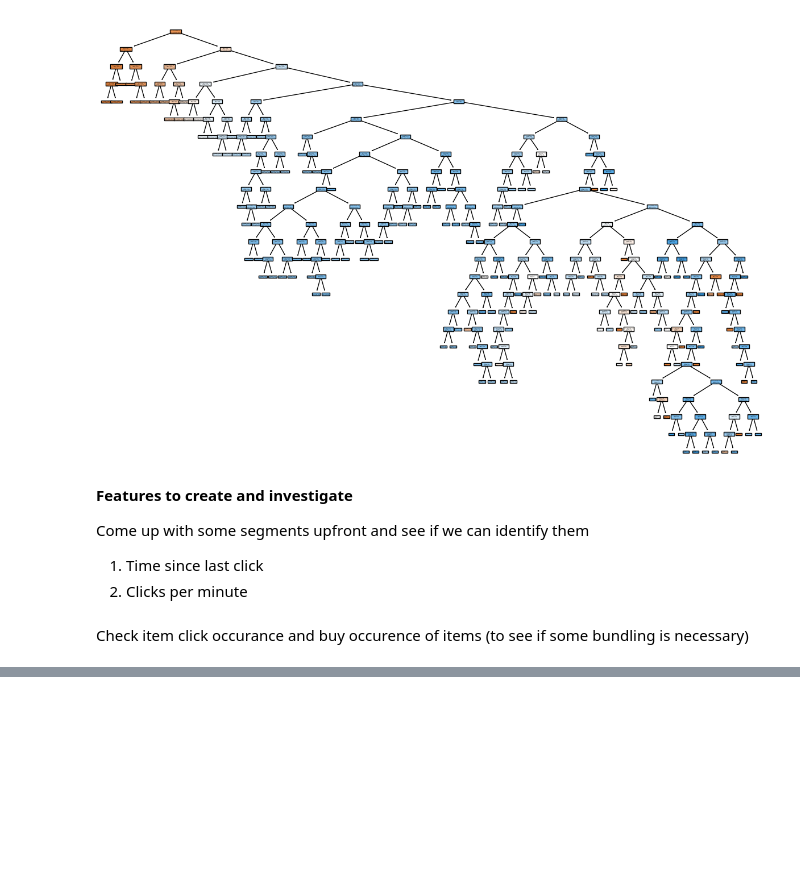
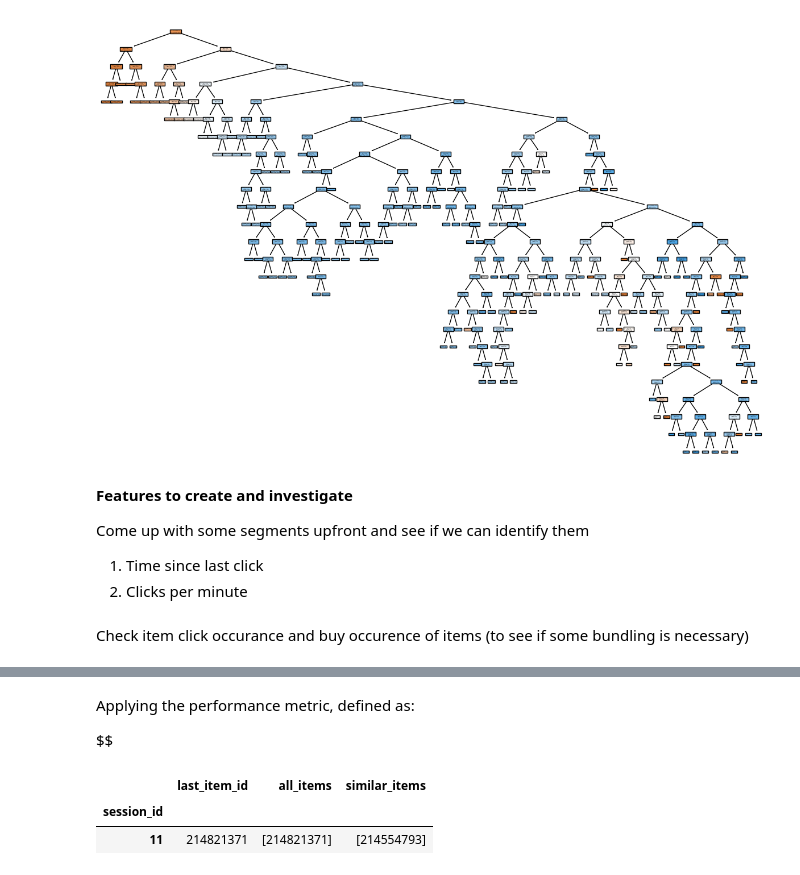
Before and after one commit to Bernardo-giff/imperial_digital_marketing, a Jupyter notebook: Prediction_algorithm.ipynb, the cells around one changed output, grey strips where cells are left out. Drawn from its saved outputs; the diff is of its cells as text; code cells hidden in the pictures; blank space fills up the shorter version.

```diff
--- a/Prediction_algorithm.ipynb
+++ b/Prediction_algorithm.ipynb
@@ -530,0 +791,14 @@ Check item click occurance and buy occurence of items (to see if some bundling i
+# %% [markdown]
+Applying the performance metric, defined as:
+
+$$
+# %%
+submitted_data.head(1)
+
+# B_s = test_data[test_data['session_id'] == session['session_id']]['item_id'].unique().tolist()
+
+# B_s
+# %% [output]
+|  | last_item_id | all_items | similar_items |
+| session_id |  |  |  |
+| 11 | 214821371 | [214821371] | [214554793] |
```
Also changed, not shown: parts of 15 cells of this notebook.
